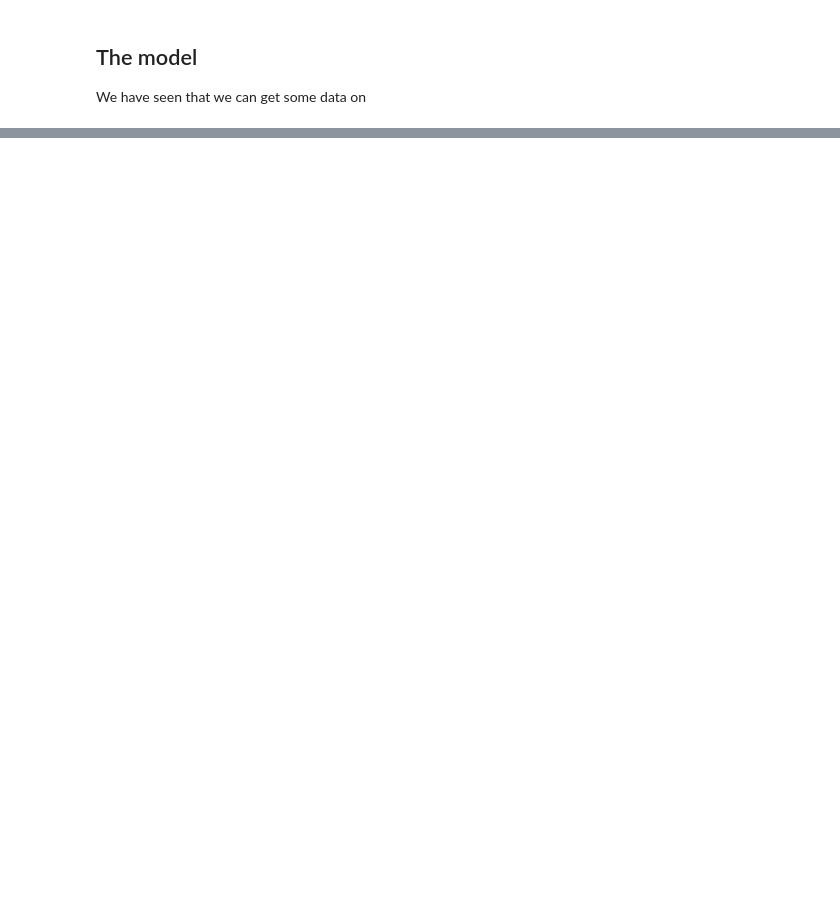
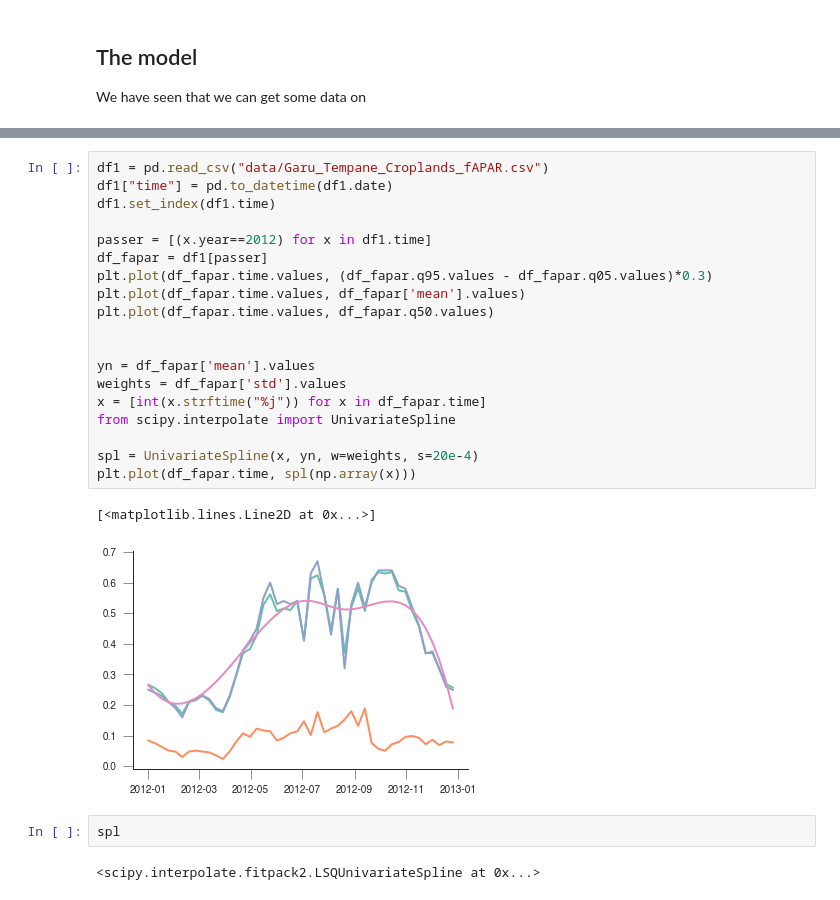
Before and after one commit to jgomezdans/accra_wkshp, a Jupyter notebook: 03-Production_Efficiency_Modelling.ipynb, the cells around one changed output, grey strips where cells are left out. Saved outputs shown, nothing was run; the diff lists cells and outputs as text; blank space fills up the shorter version.

```diff
--- a/03-Production_Efficiency_Modelling.ipynb
+++ b/03-Production_Efficiency_Modelling.ipynb
@@ -91,0 +123,26 @@ We have seen that we can get some data on
+# %%
+df1 = pd.read_csv("data/Garu_Tempane_Croplands_fAPAR.csv")
+df1["time"] = pd.to_datetime(df1.date)
+df1.set_index(df1.time)
+
+passer = [(x.year==2012) for x in df1.time]
+df_fapar = df1[passer]
+plt.plot(df_fapar.time.values, (df_fapar.q95.values - df_fapar.q05.values)*0.3)
+plt.plot(df_fapar.time.values, df_fapar['mean'].values)
+plt.plot(df_fapar.time.values, df_fapar.q50.values)
+
+
+yn = df_fapar['mean'].values
+weights = df_fapar['std'].values
+x = [int(x.strftime("%j")) for x in df_fapar.time]
+from scipy.interpolate import UnivariateSpline
+
+spl = UnivariateSpline(x, yn, w=weights, s=20e-4)
+plt.plot(df_fapar.time, spl(np.array(x)))
+# %% [output]
+[<matplotlib.lines.Line2D at 0x...>]
+[figure, added]
+# %%
+spl
+# %% [output]
+<scipy.interpolate.fitpack2.LSQUnivariateSpline at 0x...>
```
Also changed, not shown: parts of 5 cells of this notebook.
